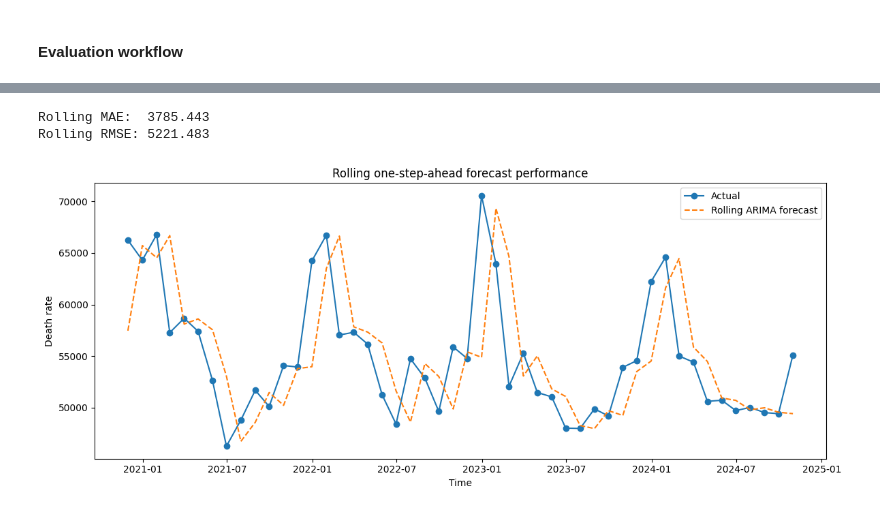
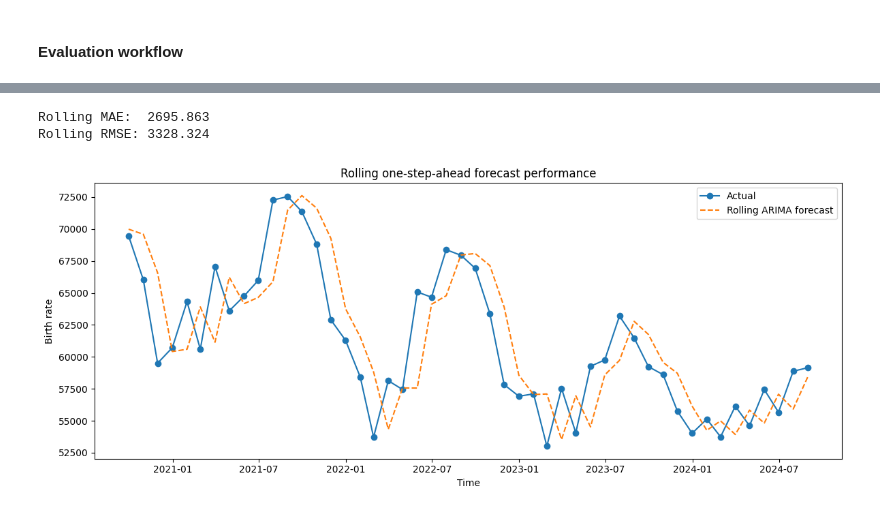
Before and after one commit to nadeeiiin/TIME-HS25-practical-exercises, a Jupyter notebook: notebooks/05_TIME_exercise-05.ipynb, the cells around one changed output, grey strips where cells are left out. Cells and saved outputs as stored; diff of their text form; code cells hidden in the pictures.

```diff
--- a/notebooks/05_TIME_exercise-05.ipynb
+++ b/notebooks/05_TIME_exercise-05.ipynb
@@ -39,9 +123,9 @@ from data import get_france_death_rate_20y
 # %%
 
-data = get_france_death_rate_20y()
+data = get_germany_births()
 data["time"] = pd.to_datetime(data["time"])
 
-y = data.set_index("time")["value"]
+y = data.set_index("time")["births"]
 
 fig, axes = get_figure()
 ax = axes[0]
@@ -295,37 +384,37 @@ for t in test.index:
     model.fit(history)
 
     # One-step-ahead forecast
     y_hat = model.predict(fh=[1])[0]
     rolling_preds.append(y_hat)
 
     # Update history with the true observation
     history = pd.concat([history, test.loc[[t]]])
 
 rolling_preds = pd.Series(rolling_preds, index=test.index)
 
 
 errors = test - rolling_preds
 
 mae = np.mean(np.abs(errors))
 rmse = np.sqrt(np.mean(errors**2))
 
 print(f"Rolling MAE:  {mae:.3f}")
 print(f"Rolling RMSE: {rmse:.3f}")
 
 
 plt.figure(figsize=(12, 5))
 plt.plot(test, label="Actual", marker="o")
 plt.plot(rolling_preds, label="Rolling ARIMA forecast", linestyle="--")
 plt.title("Rolling one-step-ahead forecast performance")
 plt.xlabel("Time")
-plt.ylabel("Death rate")
+plt.ylabel("Birth rate")
 plt.legend()
 plt.tight_layout()
 plt.show()
 # %% [output]
-Rolling MAE:  3785.443
-Rolling RMSE: 5221.483
+Rolling MAE:  2695.863
+Rolling RMSE: 3328.324
-[figure, old version]
+[figure, new version]
 # %%
 n_splits = 4
 cv = TimeSeriesSplit(n_splits=n_splits)
```
Also changed, not shown: parts of 22 cells of this notebook.
